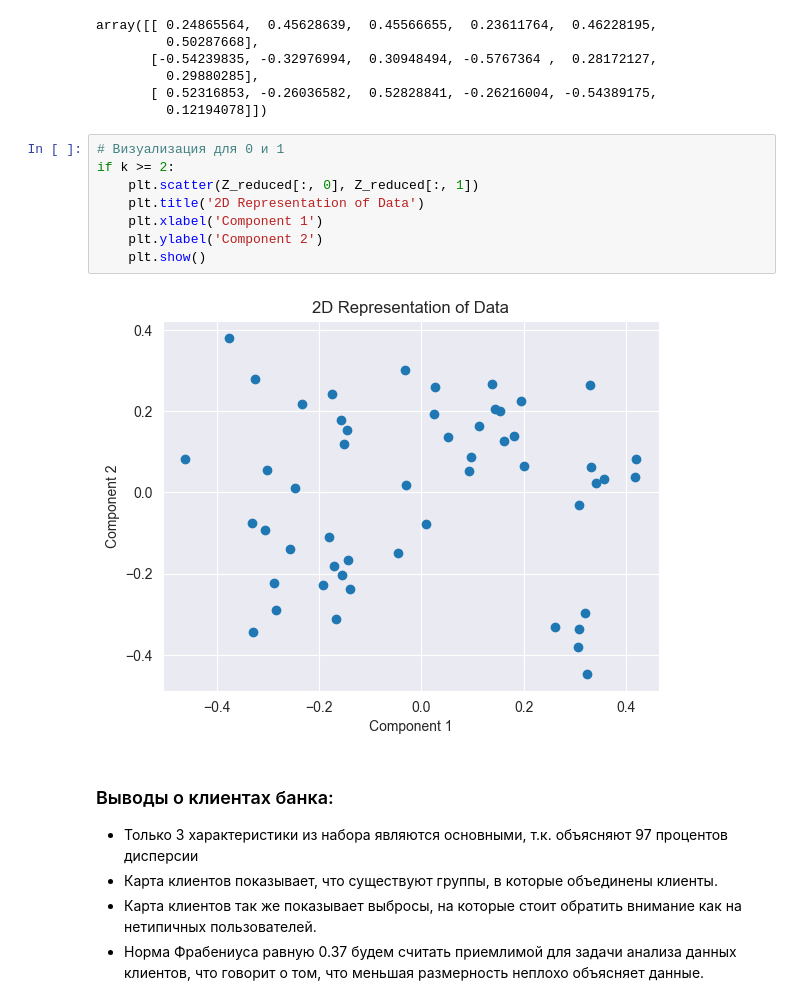
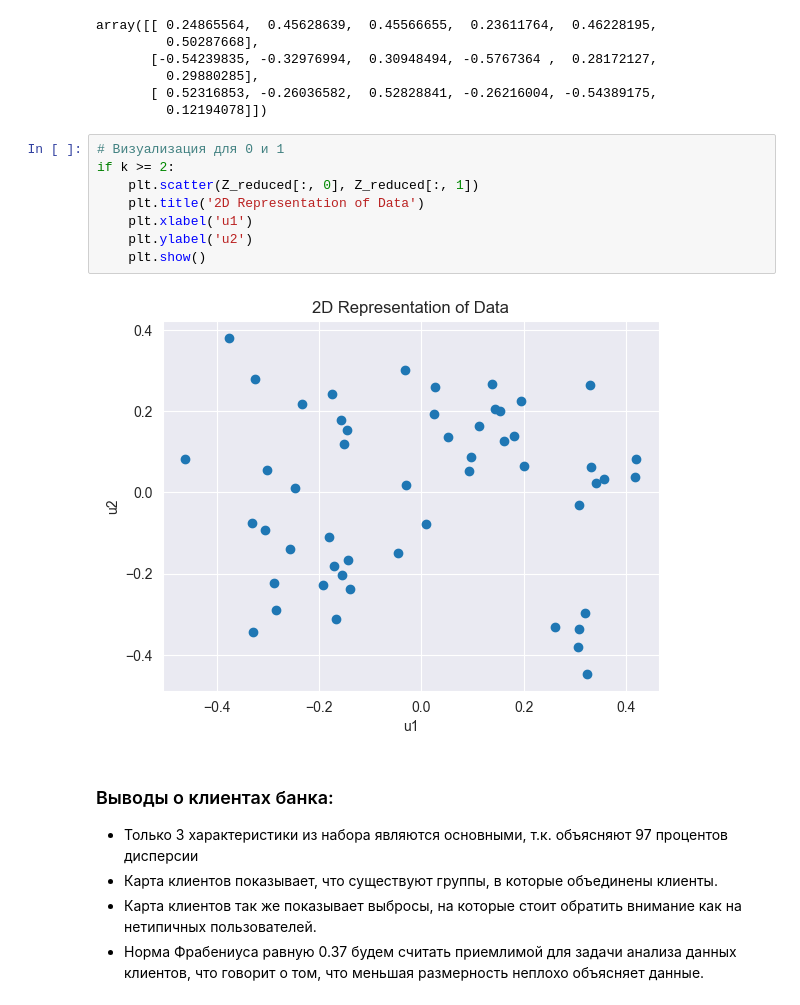
Before and after one commit to Nikita-Seomin/Mag_IAD_methods_data_analysis, a Jupyter notebook: lab1.ipynb, the cells around one changed output. Drawn from its saved outputs; the diff is of its cells as text.

```diff
--- a/lab1.ipynb
+++ b/lab1.ipynb
@@ -555,13 +556,13 @@ array([[ 0.24865564,  0.45628639,  0.45566655,  0.23611764,  0.46228195,
 # %%
 # Визуализация для 0 и 1
 if k >= 2:
     plt.scatter(Z_reduced[:, 0], Z_reduced[:, 1])
     plt.title('2D Representation of Data')
-    plt.xlabel('Component 1')
-    plt.ylabel('Component 2')
+    plt.xlabel('u1')
+    plt.ylabel('u2')
     plt.show()
 # %% [output]
-[figure, old version]
+[figure, new version]
 # %% [markdown]
 ### Выводы о клиентах банка:
 
```
Also changed, not shown: parts of 6 cells of this notebook.
